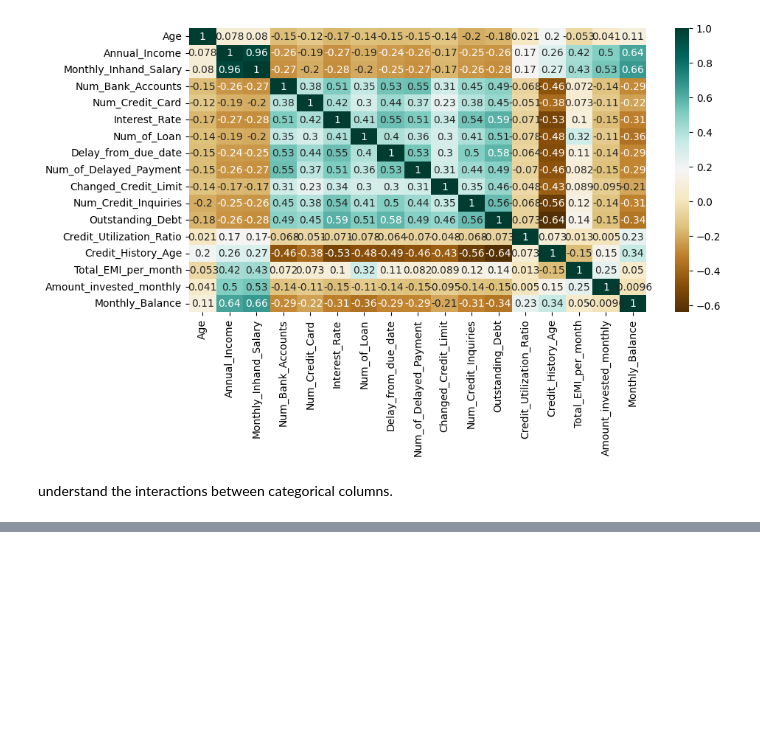
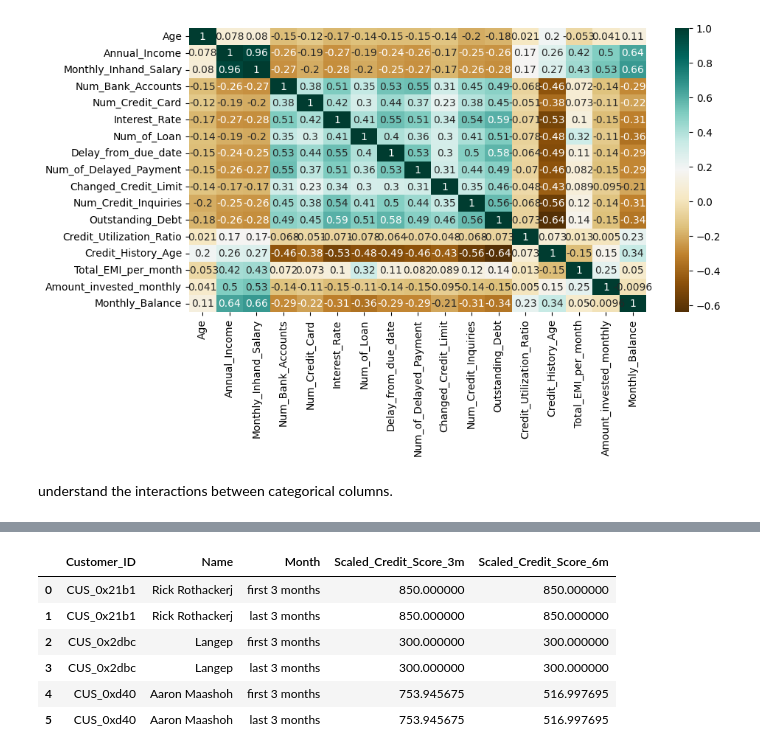
Before and after one commit to Arjun-Shrivas/credit-risk-modeling, a Jupyter notebook: credit-risk-modeling.ipynb, the cells around one changed output, grey strips where cells are left out. Cells and saved outputs as stored; diff of their text form; code cells hidden in the pictures; blank space fills up the shorter version.

```diff
--- a/credit-risk-modeling.ipynb
+++ b/credit-risk-modeling.ipynb
@@ -841,0 +1154,30 @@ df_processed.head()
+# %%
+# Step 1: Define a function to get the required data
+def aggregate_scores(group):
+    first_3_months = group.head(3)
+    last_3_months = group.tail(3)
+
+    # Create a new DataFrame for the results
+    result = pd.DataFrame({
+        'Customer_ID': [group['Customer_ID'].iloc[0], group['Customer_ID'].iloc[0]],
+        'Name': [group['Name'].iloc[0], group['Name'].iloc[0]],
+        'Month': ['first 3 months', 'last 3 months'],
+        'Scaled_Credit_Score_3m': [first_3_months['Scaled_Credit_Score_3m'].mean(), last_3_months['Scaled_Credit_Score_3m'].mean()],
+        'Scaled_Credit_Score_6m': [first_3_months['Scaled_Credit_Score_6m'].mean(), last_3_months['Scaled_Credit_Score_6m'].mean()]
+    })
+
+    return result
+
+# Step 2: Group by Customer_ID and apply the aggregation function
+final_result = temp.groupby('Customer_ID').apply(aggregate_scores).reset_index(drop=True)
+
+# Display the final result
+final_result
+# %% [output]
+|  | Customer_ID | Name | Month | Scaled_Credit_Score_3m | Scaled_Credit_Score_6m |
+| 0 | CUS_0x21b1 | Rick Rothackerj | first 3 months | 850.000000 | 850.000000 |
+| 1 | CUS_0x21b1 | Rick Rothackerj | last 3 months | 850.000000 | 850.000000 |
+| 2 | CUS_0x2dbc | Langep | first 3 months | 300.000000 | 300.000000 |
+| 3 | CUS_0x2dbc | Langep | last 3 months | 300.000000 | 300.000000 |
+| 4 | CUS_0xd40 | Aaron Maashoh | first 3 months | 753.945675 | 516.997695 |
+| 5 | CUS_0xd40 | Aaron Maashoh | last 3 months | 753.945675 | 516.997695 |
```
Also changed, not shown: parts of 42 cells of this notebook, 1 other file.
